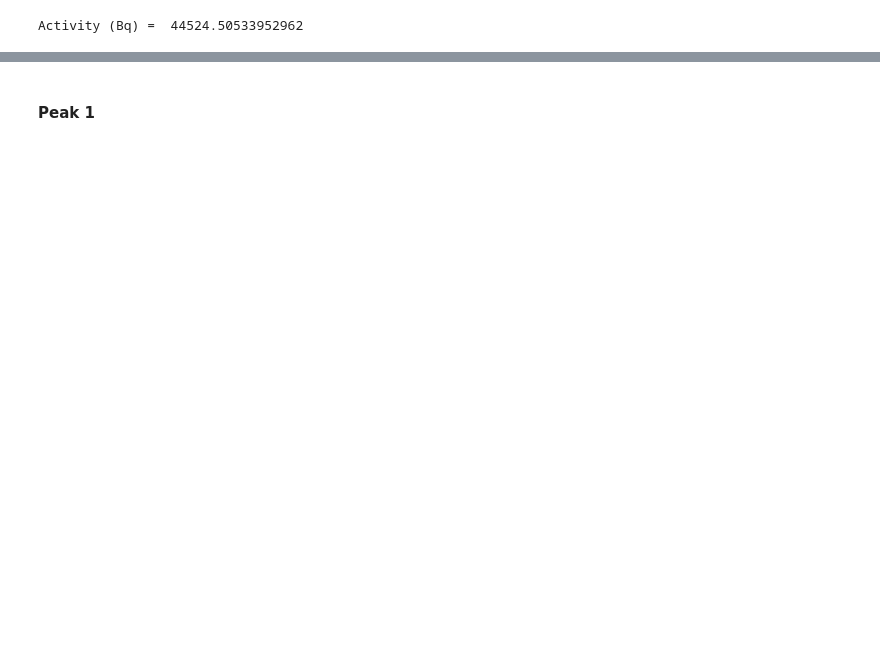
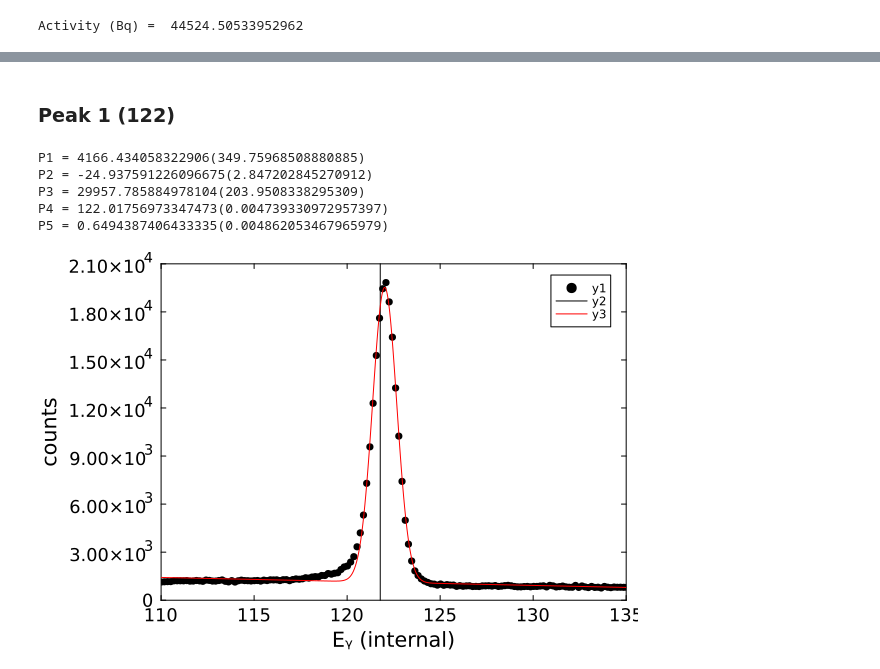
Before and after one commit to mmadurga/VITO-ENiGMA, a Jupyter notebook: 152Eu_crystal-calibration.ipynb, the cells around one changed output, grey strips where cells are left out. Cells and saved outputs as stored; diff of their text form; code cells hidden in the pictures; blank space fills up the shorter version.

```diff
--- a/152Eu_crystal-calibration.ipynb
+++ b/152Eu_crystal-calibration.ipynb
@@ -100,2 +153,25 @@ Suggestion: check for spelling errors or missing imports.
 # %% [markdown]
-#### Peak 1
+### Peak 1 (122)
+# %%
+c0c2_x1low,c0c2_x1high=110,135; ylow,yhigh=0,21000
+c0c2_p1_mean = 122
+c0c2_param1=[0.1,0.000005,1000,c0c2_p1_mean,0.1]
+
+euc0c2cal = [euc0c2[:,1].*fitc0c2[2].+fitc0c2[1] euc0c1[:,2]]
+
+c0c2_p1,c0c2_s1,f=PhotopeakFit.gaussianfit(euc0c2cal,c0c2_x1low,c0c2_x1high,c0c2_param1)
+
+for (i,val) in enumerate(c0c2_p1)
+    println("P$i = ",val,"($(c0c2_s1[i]))")
+end
+
+scatter(euc0c2cal[:,1],euc0c2cal[:,2],xlims=(c0c2_x1low,c0c2_x1high),seriestype=:stepmid,ylims=(ylow,yhigh))
+vline!(euliterature,lc=:black)
+plot!(e->f(e,c0c2_p1),c0c2_x1low,c0c2_x1high,lc=:red)
+# %% [output]
+P1 = 4166.434058322906(349.75968508880885)
+P2 = -24.937591226096675(2.847202845270912)
+P3 = 29957.785884978104(203.9508338295309)
+P4 = 122.01756973347473(0.004739330972957397)
+P5 = 0.6494387406433335(0.004862053467965979)
+[figure, added]
```
Also changed, not shown: parts of 39 cells of this notebook, 1 other file.
